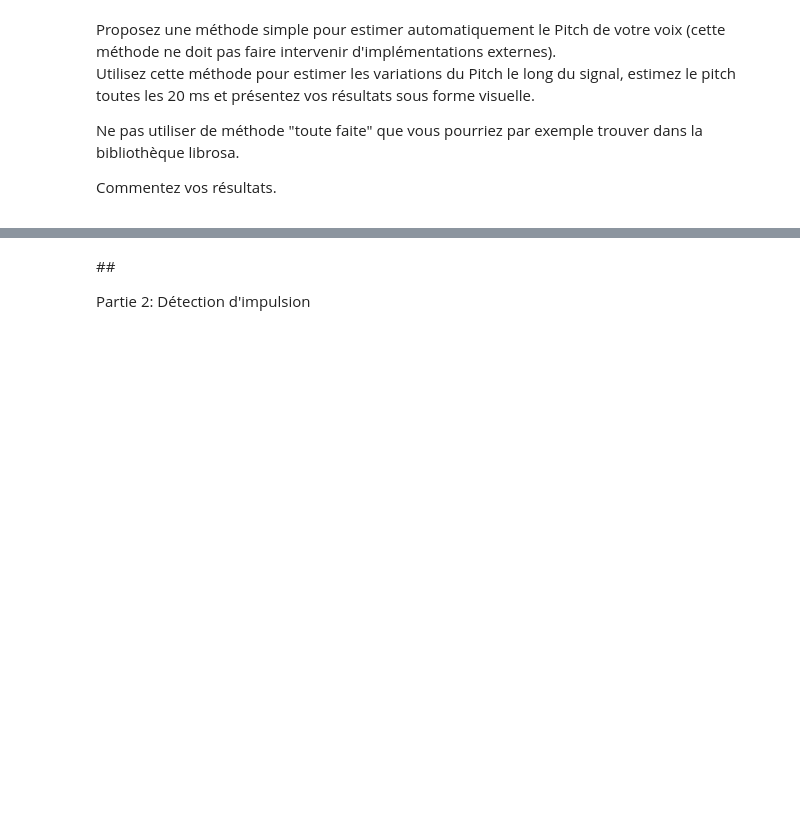
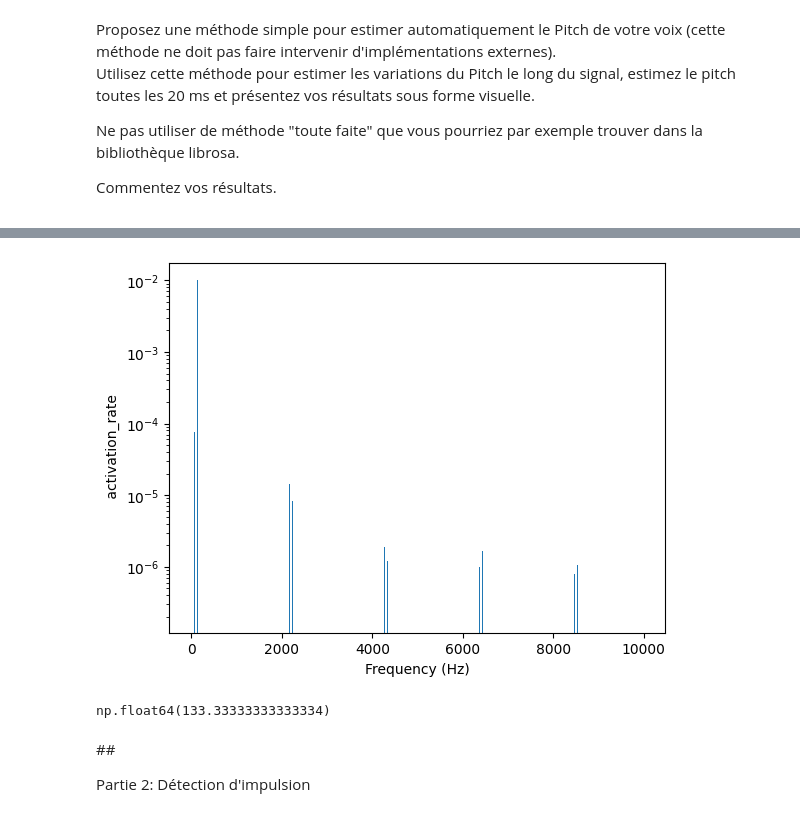
Before and after one commit to TheoBSG/MVA_signal, a Jupyter notebook: TP1/dlts-tp1.ipynb, the cells around one changed output, grey strips where cells are left out. Drawn from its saved outputs; the diff is of its cells as text; code cells hidden in the pictures; blank space fills up the shorter version.

```diff
--- a/TP1/dlts-tp1.ipynb
+++ b/TP1/dlts-tp1.ipynb
@@ -146,3 +144,31 @@ plt.show()
+# %%
+# Idea : The person is spoking through most of the audio and its pitch is not supposed to change overtime
+# Thus the pitch has to "active" (i.e in the max of the spd) at most time steps
+# However there is too much noise so a brutal count won't do the trick
+# To compensate we use a ponderation based on the spd value (if it has some high power than it should count more)
+
+# We will call the weighted count the "activation rate"
+
+activation_rate = np.zeros(len(frequencies))
+
+for time_step in range(len(time)):
+    # in_max_count += frequency_in_max_spd[:,time_step] * amp_weight * log_spectrogram[:,time_step]
+    activation_rate += frequency_in_max_spd[:,time_step] * spectrogram[:,time_step]
+
+plt.bar(frequencies, activation_rate, width=0.8, align='center')
+plt.xlabel("Frequency (Hz)")
+plt.ylabel(" activation_rate")
+plt.yscale('log')                       # Set the scale to log to emphasize contrast
+plt.show()
+# %% [output]
+[figure, added]
+# %%
+
+pitch_index = list(activation_rate).index(max(activation_rate))
+pitch = frequencies[pitch_index]
+pitch
+# %% [output]
+np.float64(133.33333333333334)
 # %% [markdown]
 ## <div class=consignes>Partie 2: Détection d'impulsion </div>
 # %% [markdown]
```
Also changed, not shown: parts of 11 cells of this notebook.
